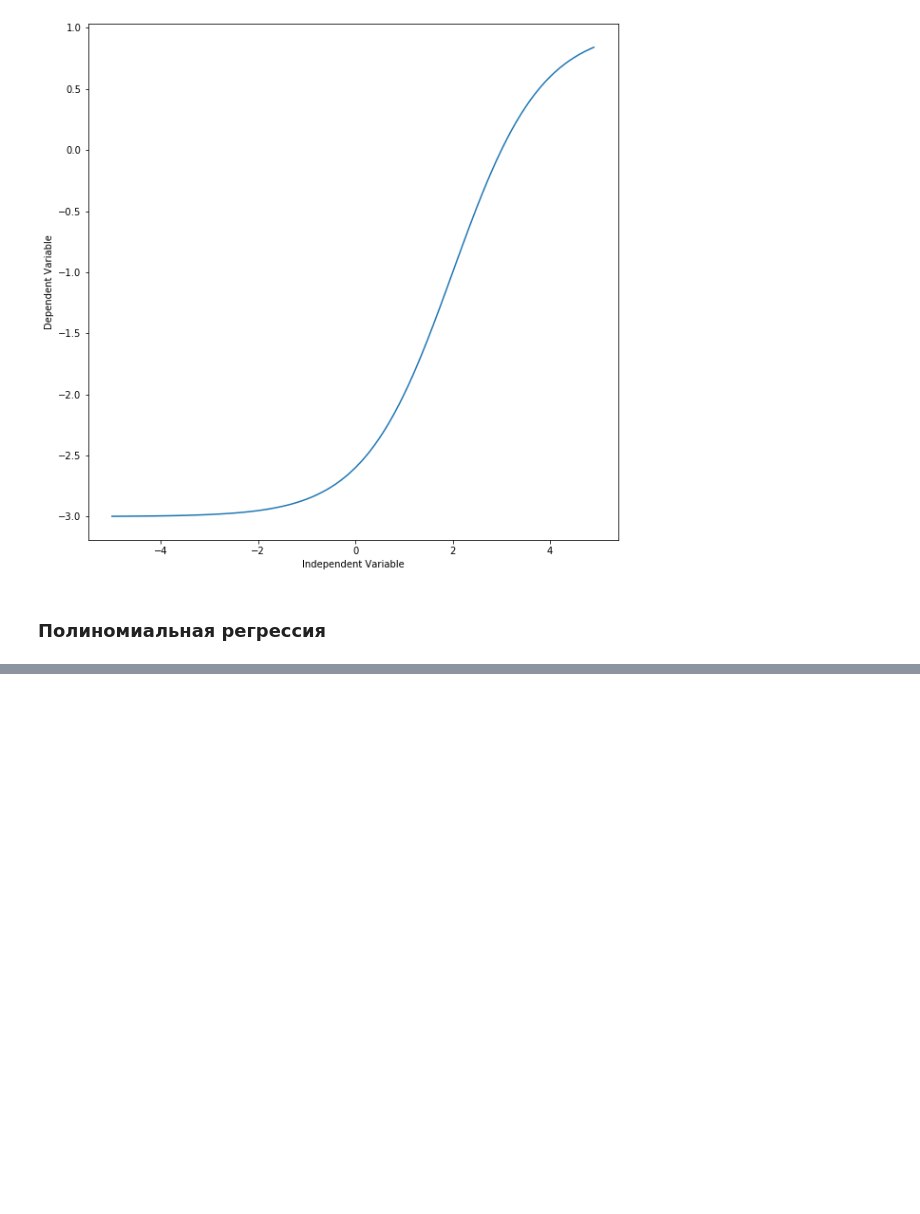
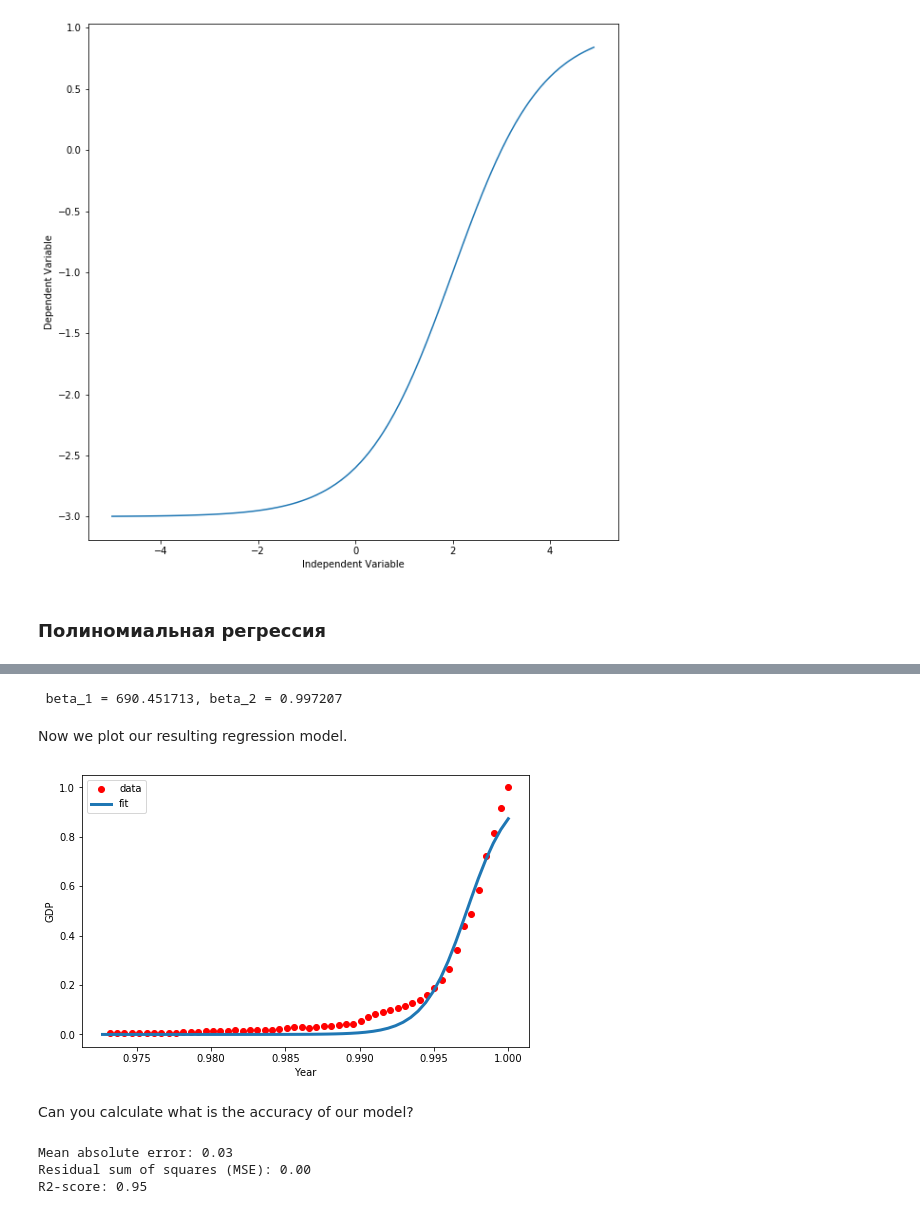
Before and after one commit to ryndovaira-org/data_science_lectures, a Jupyter notebook: 3_2_modeling_ml/3_1_1_regression/1_regression.ipynb, the cells around one changed output, grey strips where cells are left out. Drawn from its saved outputs; the diff is of its cells as text; code cells hidden in the pictures; blank space fills up the shorter version.

```diff
--- a/3_2_modeling_ml/3_1_1_regression/1_regression.ipynb
+++ b/3_2_modeling_ml/3_1_1_regression/1_regression.ipynb
@@ -461,0 +543,4 @@ plt.show()
+# %%
+# Lets normalize our data
+xdata =x_data/max(x_data)
+ydata =y_data/max(y_data)
@@ -461,0 +553,47 @@ plt.show()
+# %%
+from scipy.optimize import curve_fit
+popt, pcov = curve_fit(sigmoid, xdata, ydata)
+#print the final parameters
+print(" beta_1 = %f, beta_2 = %f" % (popt[0], popt[1]))
+# %% [output]
+ beta_1 = 690.451713, beta_2 = 0.997207
+# %% [markdown]
+Now we plot our resulting regression model.
+# %%
+x = np.linspace(1960, 2015, 55)
+x = x/max(x)
+plt.figure(figsize=(8,5))
+y = sigmoid(x, *popt)
+plt.plot(xdata, ydata, 'ro', label='data')
+plt.plot(x,y, linewidth=3.0, label='fit')
+plt.legend(loc='best')
+plt.ylabel('GDP')
+plt.xlabel('Year')
+plt.show()
+# %% [output]
+[figure, added]
+# %% [markdown]
+Can you calculate what is the accuracy of our model?
+# %%
+# split data into train/test
+msk = np.random.rand(len(df)) < 0.8
+train_x = xdata[msk]
+test_x = xdata[~msk]
+train_y = ydata[msk]
+test_y = ydata[~msk]
+
+# build the model using train set
+popt, pcov = curve_fit(sigmoid, train_x, train_y)
+
+# predict using test set
+y_hat = sigmoid(test_x, *popt)
+
+# evaluation
+print("Mean absolute error: %.2f" % np.mean(np.absolute(y_hat - test_y)))
+print("Residual sum of squares (MSE): %.2f" % np.mean((y_hat - test_y) ** 2))
+from sklearn.metrics import r2_score
+print("R2-score: %.2f" % r2_score(y_hat , test_y) )
+# %% [output]
+Mean absolute error: 0.03
+Residual sum of squares (MSE): 0.00
+R2-score: 0.95
```
Also changed, not shown: parts of 14 cells of this notebook.
